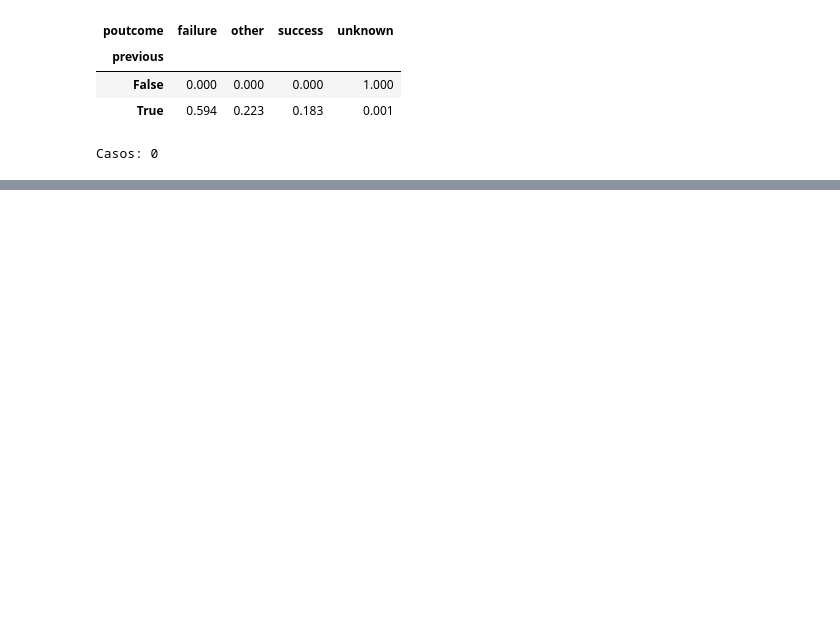
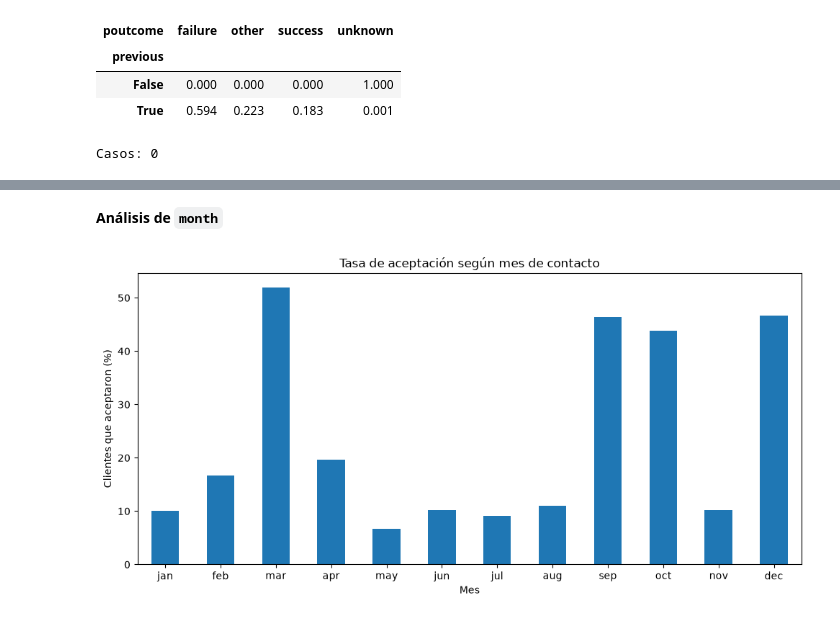
Before and after one commit to SebasOps/bank-marketing, a Jupyter notebook: notebooks/data-eda.ipynb, the cells around one changed output, grey strips where cells are left out. Cells and saved outputs as stored; diff of their text form; code cells hidden in the pictures; blank space fills up the shorter version.

```diff
--- a/notebooks/data-eda.ipynb
+++ b/notebooks/data-eda.ipynb
@@ -315,0 +324,34 @@ Casos: 0
+# %% [markdown]
+**Análisis de `month`**
+# %%
+# Orden cronológico de los meses
+orden_meses = [
+    "jan", "feb", "mar", "apr", "may", "jun",
+    "jul", "aug", "sep", "oct", "nov", "dec"
+]
+
+# Calcular tasa de aceptación
+tasa_month = pd.crosstab(
+    df["month"],
+    df["y"],
+    normalize="index"
+) * 100
+
+# Reordenar según el calendario
+tasa_month = tasa_month.reindex(orden_meses)
+
+# Graficar
+tasa_month["yes"].plot(
+    kind="bar",
+    figsize=(10, 5)
+)
+
+plt.title("Tasa de aceptación según mes de contacto")
+plt.xlabel("Mes")
+plt.ylabel("Clientes que aceptaron (%)")
+plt.xticks(rotation=0)
+
+plt.tight_layout()
+plt.show()
+# %% [output]
+[figure, added]
```
Also changed, not shown: parts of 25 cells of this notebook.
